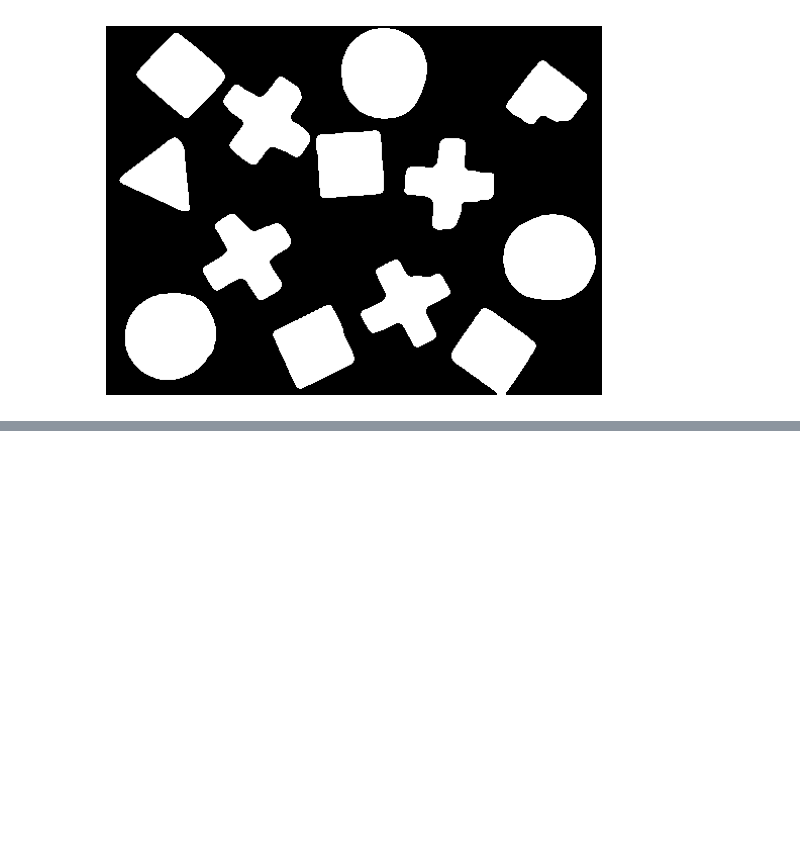
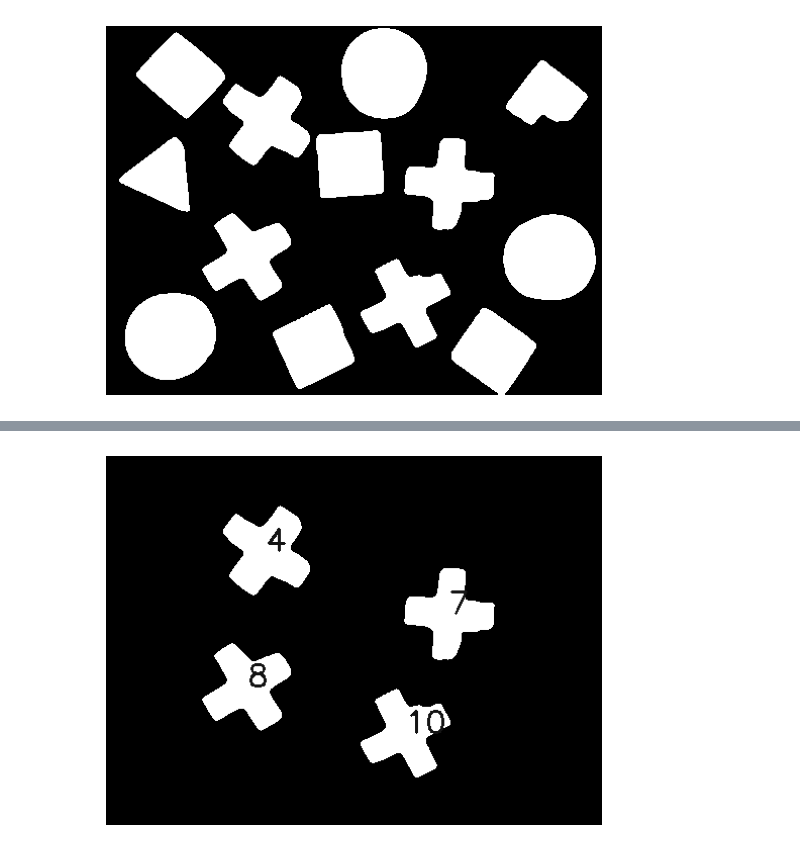
Before and after one commit to tostafin/image-processing-labs, a Jupyter notebook: lab6/13_ccl.ipynb, the cells around one changed output, grey strips where cells are left out. Saved outputs shown, nothing was run; the diff lists cells and outputs as text; code cells hidden in the pictures; blank space fills up the shorter version.

```diff
--- a/lab6/13_ccl.ipynb
+++ b/lab6/13_ccl.ipynb
@@ -518,0 +518,23 @@ plt.show()
+# %%
+ret, labels, stats, centroids = cv2.connectedComponentsWithStats(I_shapesReal)
+hu_moments = []
+I_labels_copy = labels.copy()
+crosses = np.zeros(labels.shape, dtype='uint8')
+for s in range(ret):
+    I = (labels == s) * 1
+    I = I.astype('uint8')
+    moments = cv2.moments(I)
+    hu_moment = cv2.HuMoments(moments)
+    hu_moments.append(hu_moment)
+
+    if 0.188 < hu_moment[0] < 0.2:
+        crosses[labels==s] = 255
+        cv2.putText(crosses,str(s),(int(centroids[s,0]),int(centroids[s,1])),cv2.FONT_HERSHEY_SIMPLEX,1,(20,0,0 + ret),2)
+
+fig, axs = plt.subplots()
+axs.axis("off")
+axs.imshow(crosses, "gray")
+
+plt.show()
+# %% [output]
+[figure, added]
```
Also changed, not shown: parts of 4 cells of this notebook, 3 other files.
